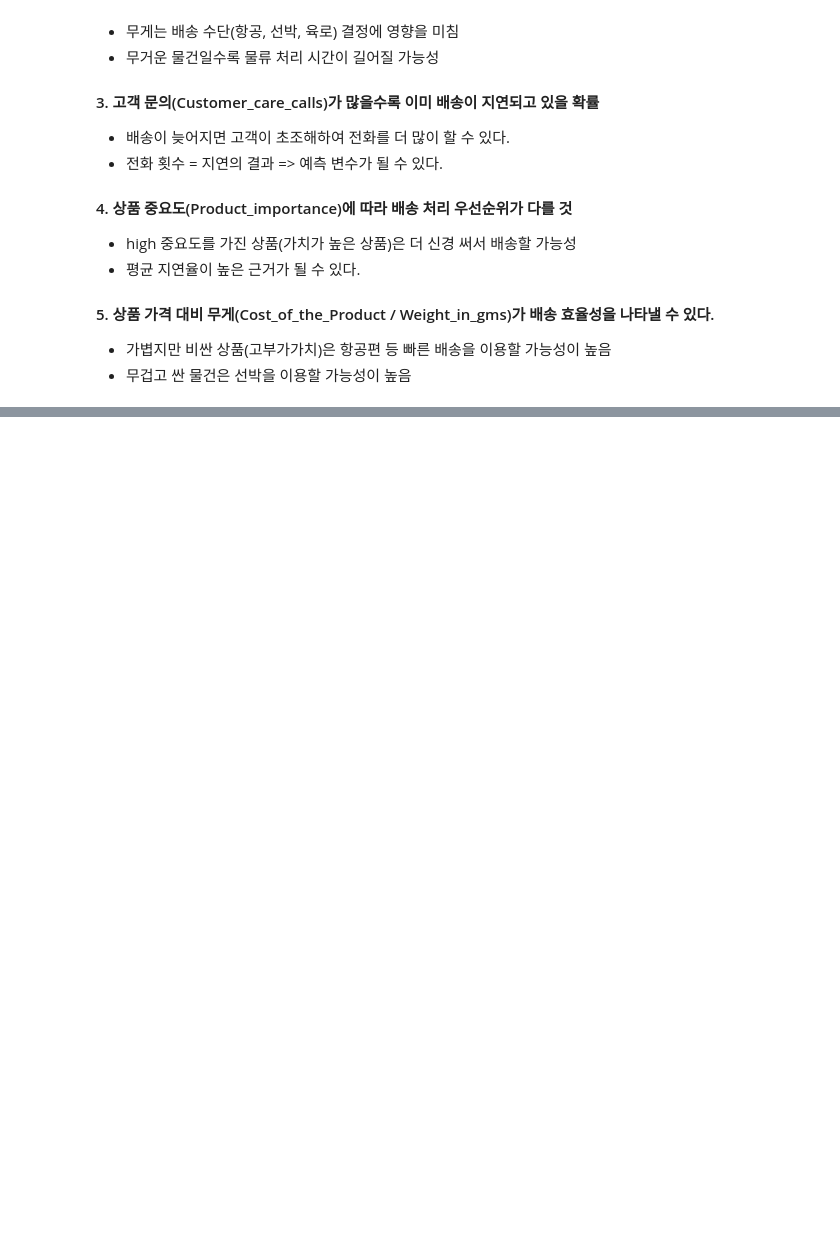
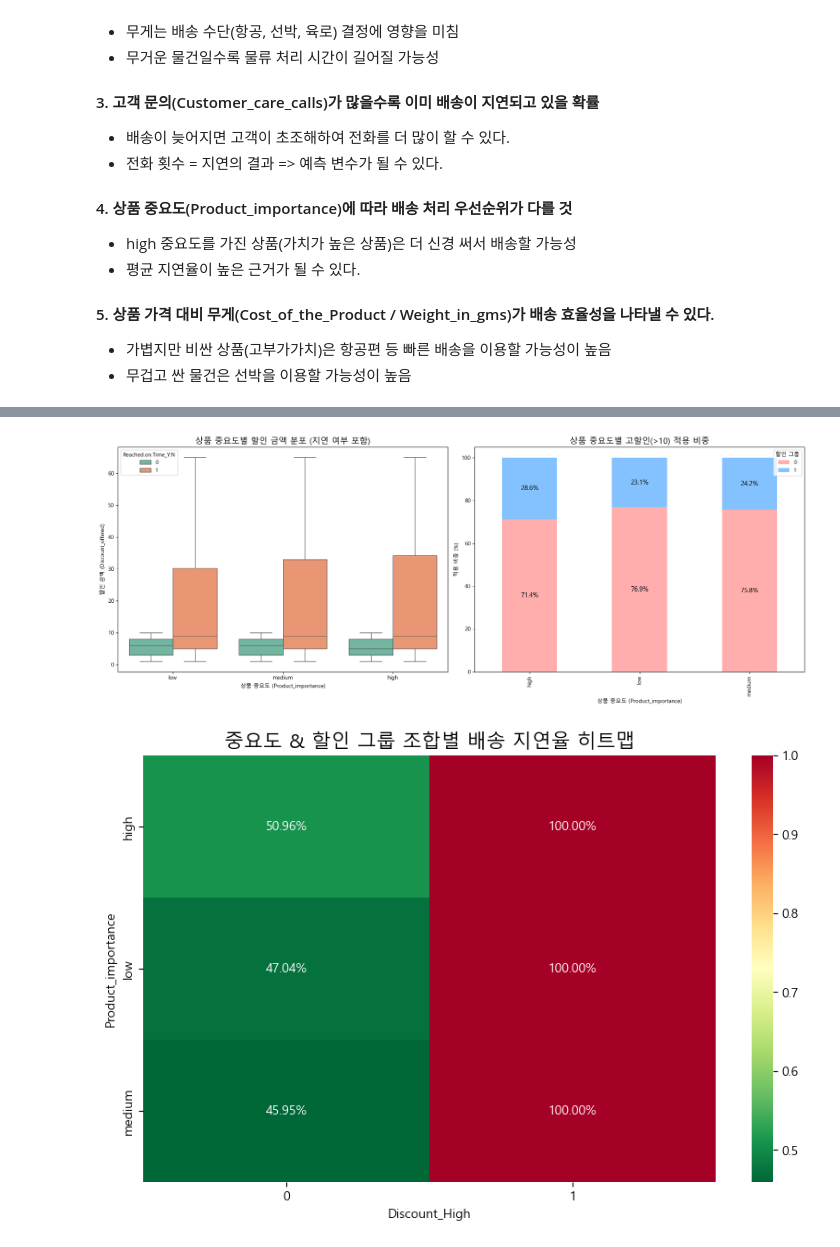
Before and after one commit to dfre1233-sddweq/Ecom_Shipping, a Jupyter notebook: ECS_EDA.ipynb, the cells around one changed output, grey strips where cells are left out. Saved outputs shown, nothing was run; the diff lists cells and outputs as text; code cells hidden in the pictures; blank space fills up the shorter version.

```diff
--- a/ECS_EDA.ipynb
+++ b/ECS_EDA.ipynb
@@ -419,0 +604,55 @@ plt.show()
+# %%
+# 분석을 위한 고할인 여부 변수 생성 (기준: 10)
+if 'Discount_High' not in df.columns:
+    df['Discount_High'] = df['Discount_offered'].apply(lambda x: 'High (>10)' if x > 10 else 'Low (<=10)')
+
+# 시각화 레이아웃 설정
+fig, ax = plt.subplots(1, 2, figsize=(18, 7))
+
+# ---------------------------------------------------------
+# 1. 중요도별 할인 금액 분포 (Box Plot)
+# ---------------------------------------------------------
+# 상품 중요도에 따라 실제 할인 금액의 분포가 다른지 확인합니다.
+sns.boxplot(x='Product_importance', y='Discount_offered', hue='Reached.on.Time_Y.N',
+            data=df, ax=ax[0], palette='Set2')
+ax[0].set_title('상품 중요도별 할인 금액 분포 (지연 여부 포함)', fontsize=15)
+ax[0].set_xlabel('상품 중요도 (Product_importance)')
+ax[0].set_ylabel('할인 금액 (Discount_offered)')
+
+# ---------------------------------------------------------
+# 2. 중요도별 고할인(>10) 적용 비중 (Stacked Bar Chart)
+# ---------------------------------------------------------
+# 어떤 중요도의 상품에 고할인 정책이 더 많이 적용되는지 비율로 확인합니다.
+importance_discount_pct = pd.crosstab(df['Product_importance'], df['Discount_High'], normalize='index') * 100
+
+importance_discount_pct.plot(kind='bar', stacked=True, ax=ax[1], color=['#ff9999', '#66b3ff'], alpha=0.8)
+ax[1].set_title('상품 중요도별 고할인(>10) 적용 비중', fontsize=15)
+ax[1].set_xlabel('상품 중요도 (Product_importance)')
+ax[1].set_ylabel('적용 비중 (%)')
+ax[1].legend(title='할인 그룹', loc='upper right')
+
+# 막대 위에 백분율 표시
+for p in ax[1].patches:
+    width, height = p.get_width(), p.get_height()
+    x, y = p.get_xy()
+    if height > 0:
+        ax[1].text(x + width/2, y + height/2, f'{height:.1f}%', ha='center', va='center', fontsize=12)
+
+plt.tight_layout()
+plt.show()
+
+# ---------------------------------------------------------
+# 3. 추가 분석: 중요도 & 할인 그룹별 실제 지연율
+# ---------------------------------------------------------
+pivot_imp_disc = df.pivot_table(index='Product_importance',
+                                columns='Discount_High',
+                                values='Reached.on.Time_Y.N',
+                                aggfunc='mean')
+
+plt.figure(figsize=(10, 6))
+sns.heatmap(pivot_imp_disc, annot=True, cmap='RdYlGn_r', fmt='.2%')
+plt.title('중요도 & 할인 그룹 조합별 배송 지연율 히트맵', fontsize=15)
+plt.show()
+# %% [output]
+[figure, added]
+[figure, added]
```
Also changed, not shown: parts of 9 cells of this notebook.
